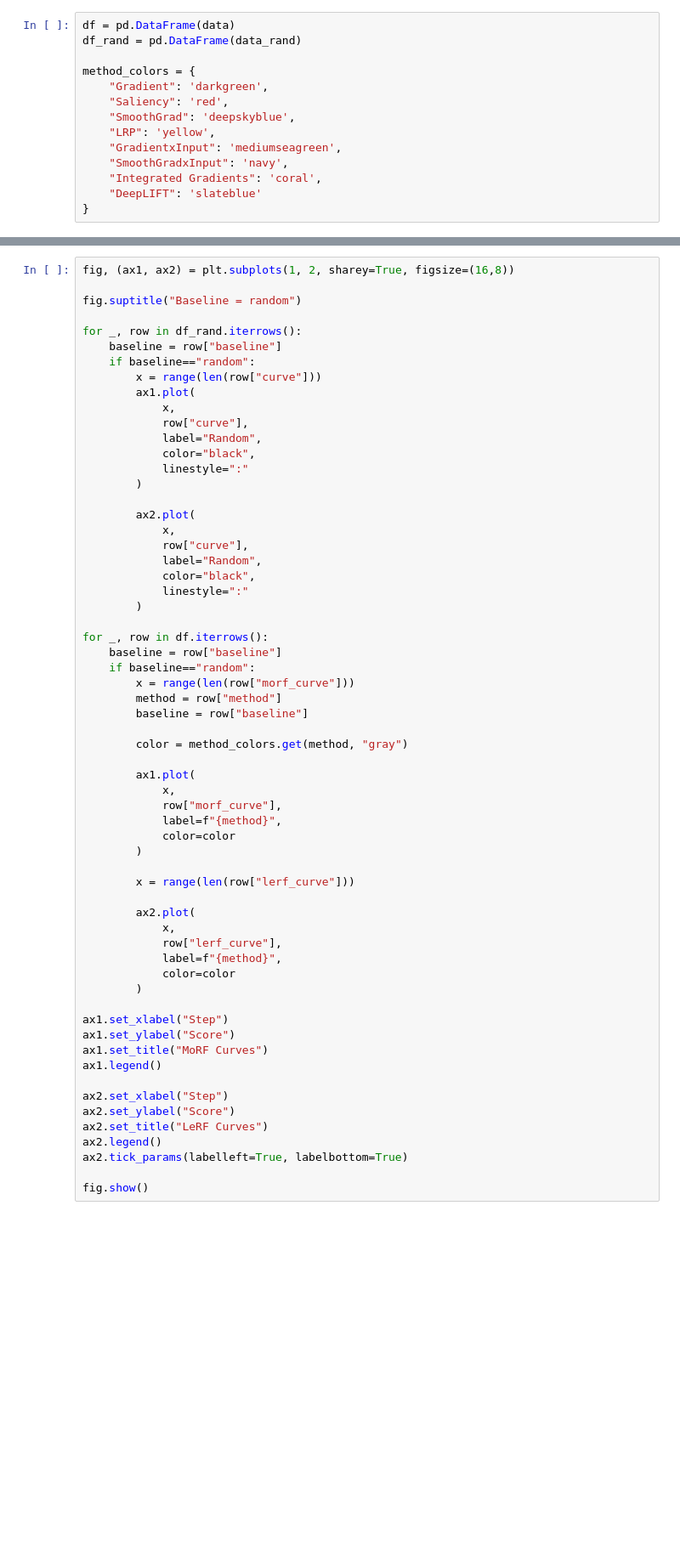
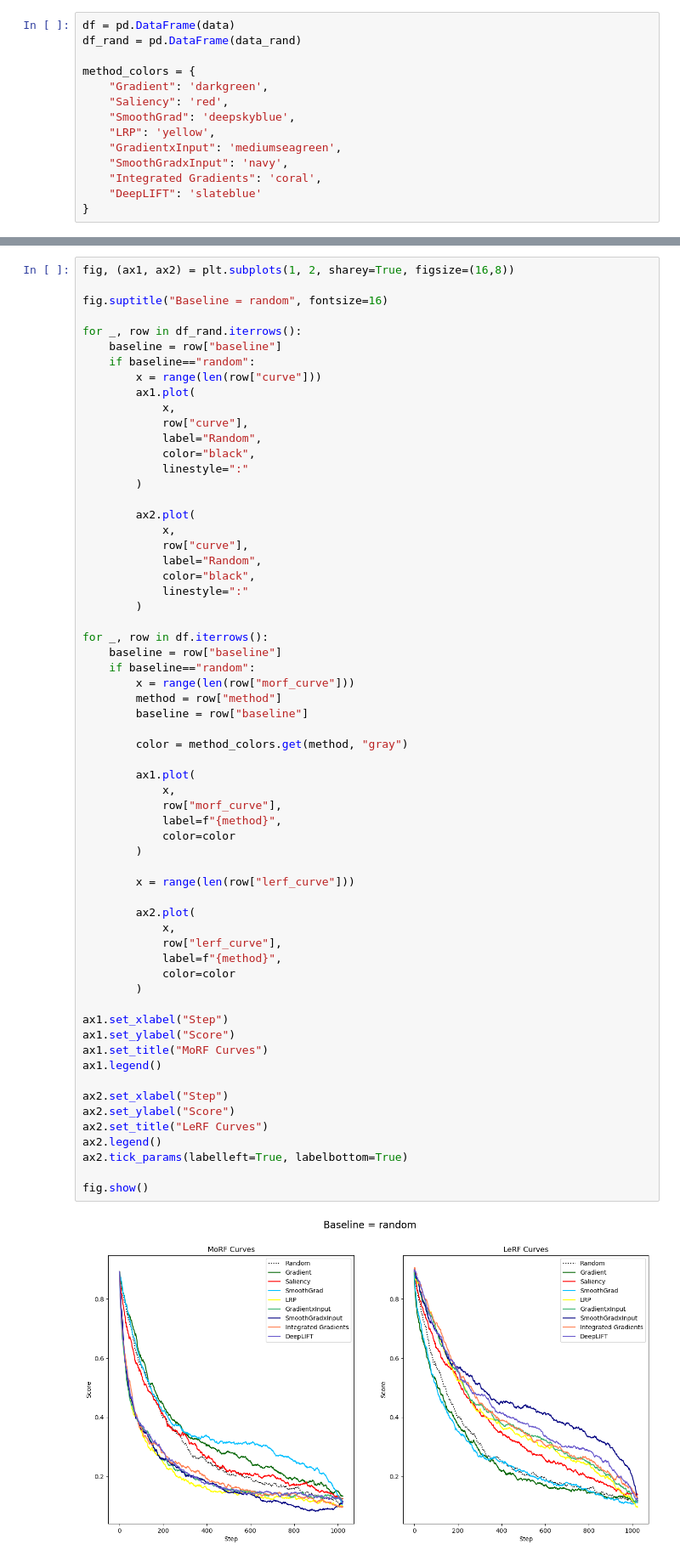
Before and after one commit to Jan133-ai/evaluating_gradient_based_feature_attribution, a Jupyter notebook: evaluate_imageclassification.ipynb, the cells around one changed output, grey strips where cells are left out. Shown at 85% size. Cells and saved outputs as stored; diff of their text form; blank space fills up the shorter version.

```diff
--- a/evaluate_imageclassification.ipynb
+++ b/evaluate_imageclassification.ipynb
@@ -474,7 +506,7 @@ fig.show()
 # %%
 fig, (ax1, ax2) = plt.subplots(1, 2, sharey=True, figsize=(16,8))
 
-fig.suptitle("Baseline = random")
+fig.suptitle("Baseline = random", fontsize=16)
 
 for _, row in df_rand.iterrows():
     baseline = row["baseline"]
@@ -506,30 +538,32 @@ for _, row in df.iterrows():
         color = method_colors.get(method, "gray")
 
         ax1.plot(
             x,
             row["morf_curve"],
             label=f"{method}",
             color=color
         )
 
         x = range(len(row["lerf_curve"]))
 
         ax2.plot(
             x,
             row["lerf_curve"],
             label=f"{method}",
             color=color
         )
 
 ax1.set_xlabel("Step")
 ax1.set_ylabel("Score")
 ax1.set_title("MoRF Curves")
 ax1.legend()
 
 ax2.set_xlabel("Step")
 ax2.set_ylabel("Score")
 ax2.set_title("LeRF Curves")
 ax2.legend()
 ax2.tick_params(labelleft=True, labelbottom=True)
 
 fig.show()
+# %% [output]
+[figure, added]
```
Also changed, not shown: parts of 29 cells of this notebook, 1 other file.
